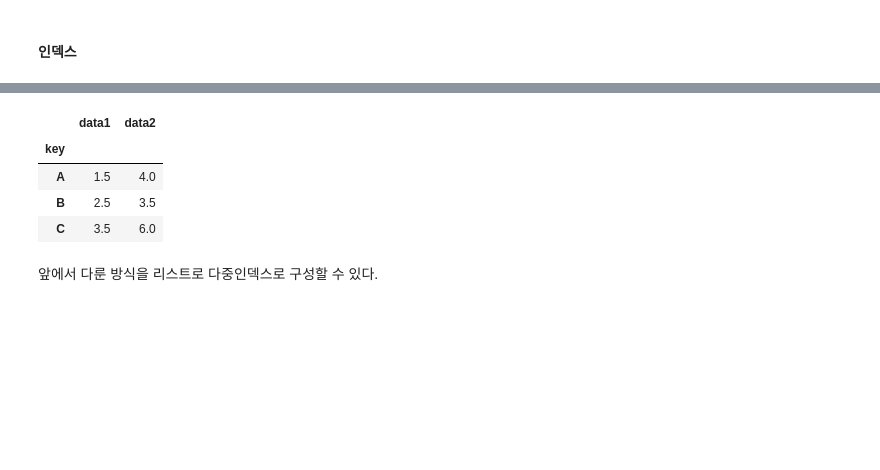
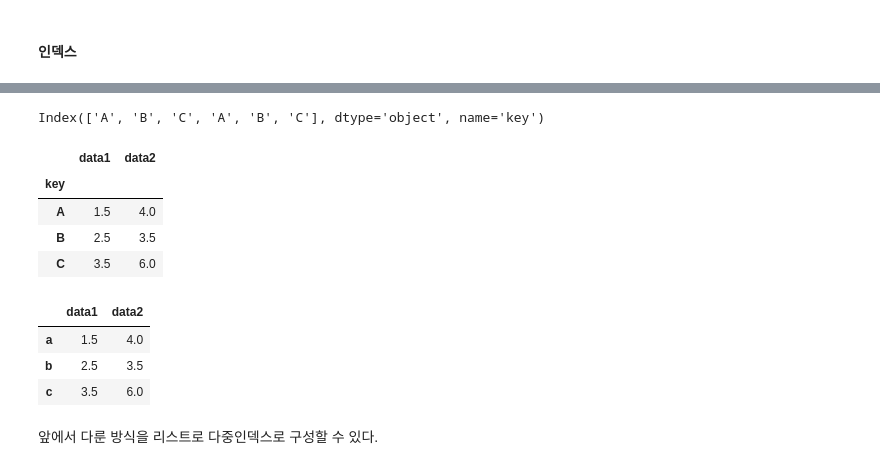
Before and after one commit to jrj8819/machine-learning-class, a Jupyter notebook: ml-lesson3.ipynb, the cells around one changed output, grey strips where cells are left out. Drawn from its saved outputs; the diff is of its cells as text; code cells hidden in the pictures; blank space fills up the shorter version.

```diff
--- a/ml-lesson3.ipynb
+++ b/ml-lesson3.ipynb
@@ -657,3 +634,7 @@ Index(['A', 'B', 'C', 'A', 'B', 'C'], dtype='object', name='key')
+# %%
+df2.index # 데이터프레임의 인덱스(배열)
+# %% [output]
+Index(['A', 'B', 'C', 'A', 'B', 'C'], dtype='object', name='key')
 # %%
 df2.groupby(df2.index).mean()
 # %% [output]
@@ -662,6 +643,13 @@ df2.groupby(df2.index).mean()
 | A | 1.5 | 4.0 |
 | B | 2.5 | 3.5 |
 | C | 3.5 | 6.0 |
+# %%
+df2.groupby(str.lower).mean() # 인덱스 값이 str 객체에 들어가고 .lower 함수로 소문자화 하였다.
+# %% [output]
+|  | data1 | data2 |
+| a | 1.5 | 4.0 |
+| b | 2.5 | 3.5 |
+| c | 3.5 | 6.0 |
 # %% [markdown]
 앞에서 다룬 방식을 리스트로 다중인덱스로 구성할 수 있다.
 # %%
```
Also changed, not shown: parts of 44 cells of this notebook, 5 other files.
